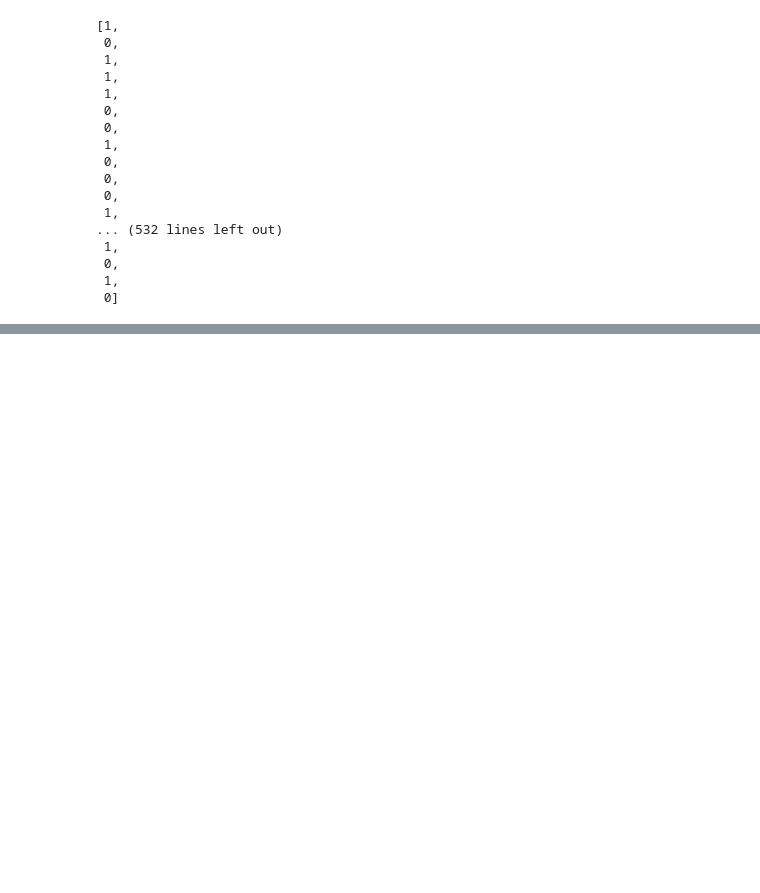
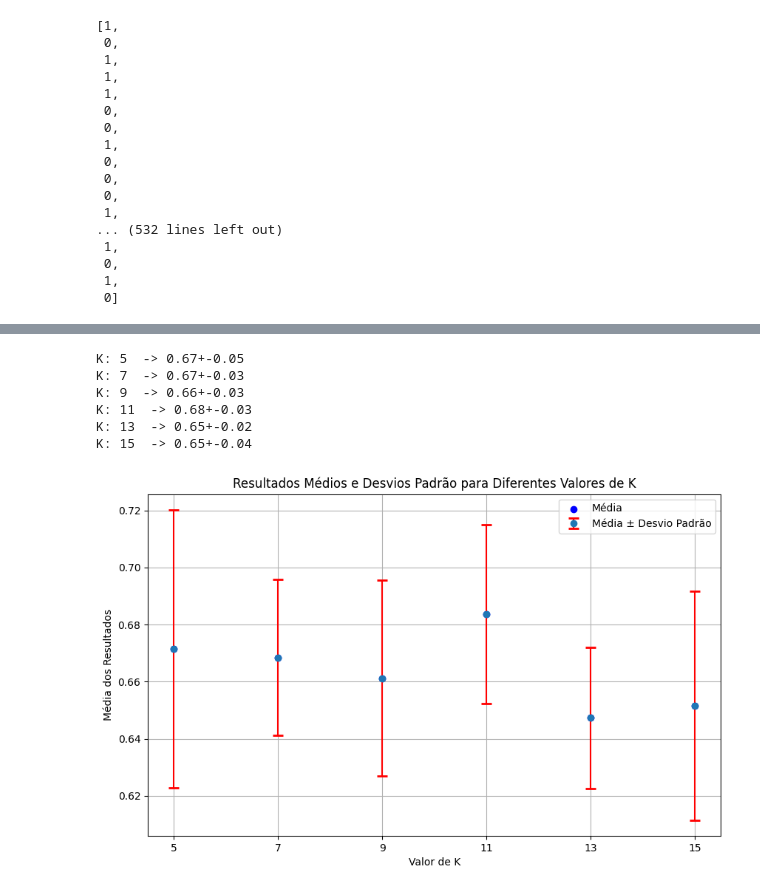
Before and after one commit to mauriciobenjamin700/8-periodo, a Jupyter notebook: sistemas-inteligentes/class/2024-11-13/main.ipynb, the cells around one changed output, grey strips where cells are left out. Saved outputs shown, nothing was run; the diff lists cells and outputs as text; code cells hidden in the pictures; blank space fills up the shorter version.

```diff
--- a/sistemas-inteligentes/class/2024-11-13/main.ipynb
+++ b/sistemas-inteligentes/class/2024-11-13/main.ipynb
@@ -232,8 +232,11 @@ def my_accuracy(
 
     return corrects/total
 # %%
-def test_predict_x_10(epoch: int = 10, ks:list[int] = [5]) -> None:
+def test_predict_x_10(epoch: int = 10, ks:list[int] = [5]) -> dict[int, list[float]]:
+    result = {}
     for k in ks:
+
+        result[k] = []
 
         for _ in range(epoch):
 
@@ -241,12 +244,11 @@ def test_predict_x_10(epoch: int = 10, ks:list[int] = [5]) -> None:
 
             y_pred = my_knn(x_train, y_train, x_test, k)
 
-            print(f"K = {k}")
 
             #print(f"\nK: {k}\nPredict:   {(y_pred)}\n expected: {(y_test)}")
 
-            print(
-                f"Accuracy: {my_accuracy(y_pred, y_test):.2f}\n\n"
-            )
+            result[k].append(my_accuracy(y_pred, y_test))
+
+    return result
 # %%
-test_predict_x_10(epoch=10, ks=[5,7,9,11,13,15])
+result = test_predict_x_10(epoch=10, ks=[5,7,9,11,13,15])
@@ -270,0 +290,34 @@ Accuracy: 0.69
+# %%
+for k in result.keys():
+    print(f"K: {k}  -> {np.mean(result[k]):.2f}+-{np.std(result[k]):.2f}")
+# %% [output]
+K: 5  -> 0.67+-0.05
+K: 7  -> 0.67+-0.03
+K: 9  -> 0.66+-0.03
+K: 11  -> 0.68+-0.03
+K: 13  -> 0.65+-0.02
+K: 15  -> 0.65+-0.04
+# %%
+import matplotlib.pyplot as plt
+
+
+ks = list(result.keys())
+means = [np.mean(result[k]) for k in ks]
+std_devs = [np.std(result[k]) for k in ks]
+
+
+plt.figure(figsize=(10, 6))
+plt.errorbar(ks, means, yerr=std_devs, fmt='o', capsize=5, capthick=2, ecolor='red', label='Média ± Desvio Padrão')
+plt.scatter(ks, means, color='blue', label='Média')
+
+
+plt.title('Resultados Médios e Desvios Padrão para Diferentes Valores de K')
+plt.xlabel('Valor de K')
+plt.xticks(ks)
+plt.ylabel('Média dos Resultados')
+plt.legend()
+plt.grid(True)
+
+plt.show()
+# %% [output]
+[figure, added]
```
Also changed, not shown: parts of 3 cells of this notebook.
